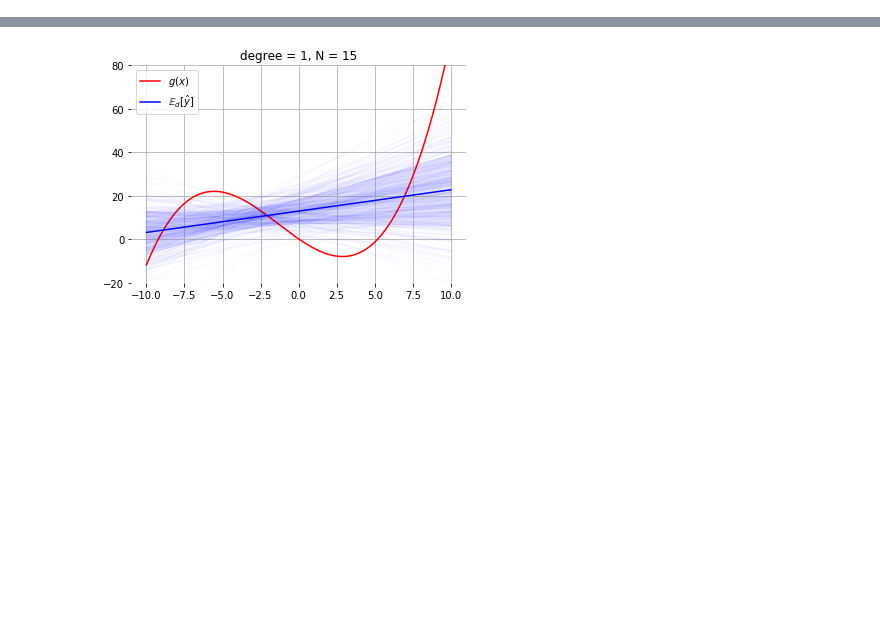
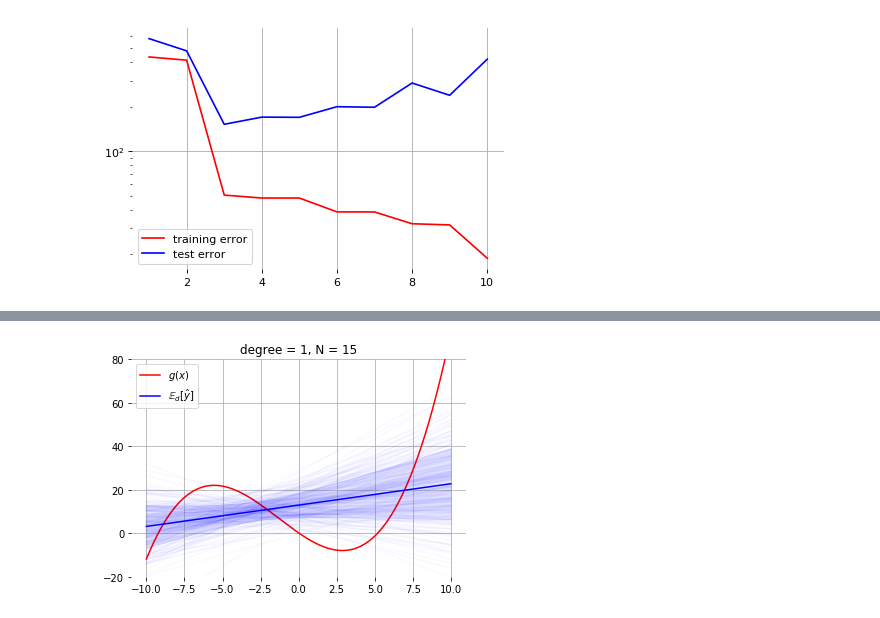
Before and after one commit to glouppe/info8010-deep-learning, a Jupyter notebook: figures/lec1/lecture1.ipynb, the cells around one changed output, grey strips where cells are left out. Cells and saved outputs as stored; diff of their text form; code cells hidden in the pictures; blank space fills up the shorter version.

```diff
--- a/figures/lec1/lecture1.ipynb
+++ b/figures/lec1/lecture1.ipynb
@@ -103,0 +103,27 @@ for degree in [1, 2, 3, 4, 5, 10]:
+# %%
+train_error = []
+test_error = []
+X_test, y_test = generate(10000)
+
+for degree in range(1, 11):
+    poly = PolynomialFeatures(degree=degree, include_bias=True)
+    Xp = poly.fit_transform(X_train)
+    beta = np.dot(np.dot(np.linalg.inv(np.dot(Xp.T, Xp)), Xp.T), y_train)
+
+    error = np.mean((y_train - model(X_train, beta, poly)) ** 2)
+    train_error.append(error)
+    error = np.mean((y_test - model(X_test, beta, poly)) ** 2)
+    test_error.append(error)
+
+plt.plot(range(1,11), train_error, c="r", label="training error")
+plt.plot(range(1,11), test_error, c="b", label="test error")
+
+#plt.ylim(-20, 80)
+plt.yscale("log")
+plt.grid()
+plt.legend()
+remove_frame()
+plt.savefig("training-test-error.png")
+plt.show()
+# %% [output]
+[figure, added]
```
Also changed, not shown: parts of 7 cells of this notebook, 28 other files.
